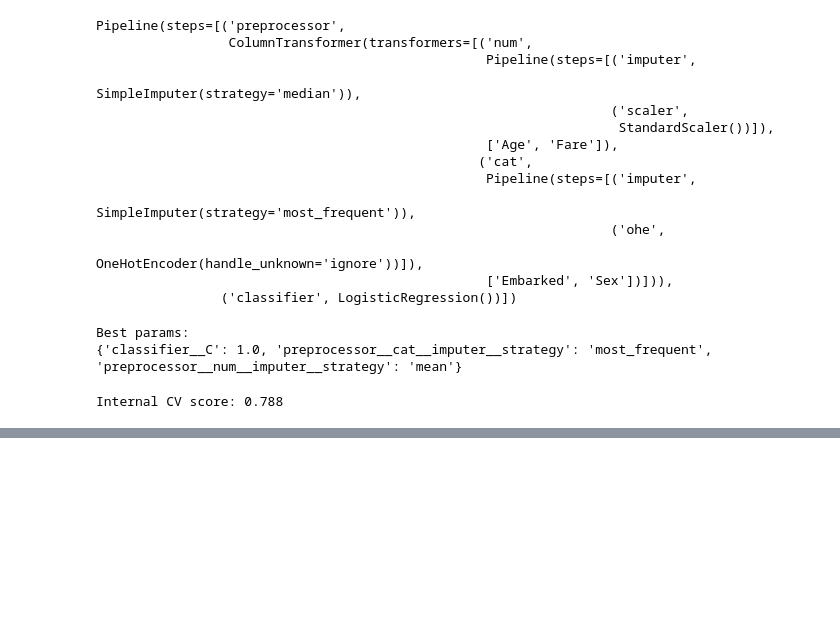
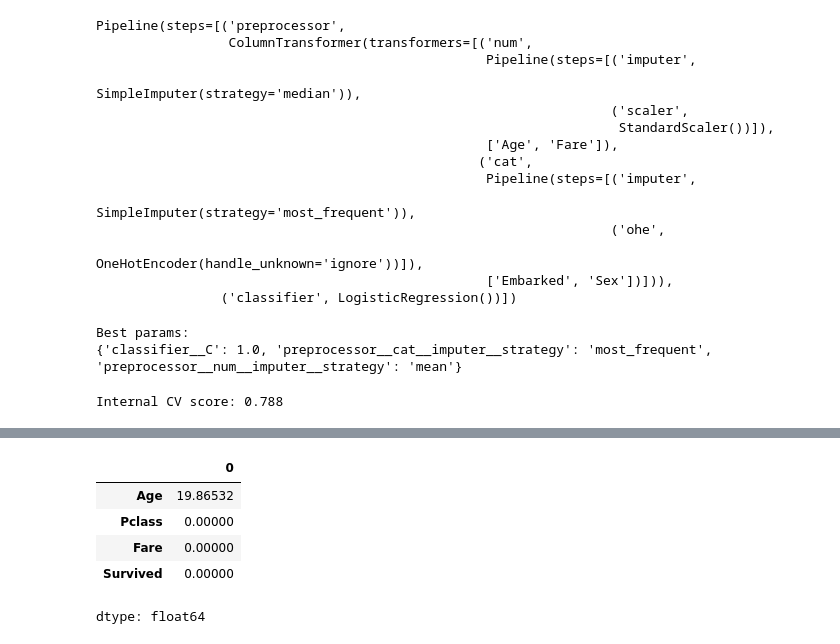
Before and after one commit to Dhrupad-05/Intro-to-Machine-Learning, a Jupyter notebook: 6_Handling_Missing_Data.ipynb, the cells around one changed output, grey strips where cells are left out. Drawn from its saved outputs; the diff is of its cells as text; code cells hidden in the pictures; blank space fills up the shorter version.

```diff
--- a/6_Handling_Missing_Data.ipynb
+++ b/6_Handling_Missing_Data.ipynb
@@ -1420,0 +1444,9 @@ cv_results[['param_classifier__C','param_preprocessor__cat__imputer__strategy','
+# %%
+df.isnull().mean() * 100
+# %% [output]
+|  | 0 |
+| Age | 19.86532 |
+| Pclass | 0.00000 |
+| Fare | 0.00000 |
+| Survived | 0.00000 |
+dtype: float64
```
Also changed, not shown: parts of 9 cells of this notebook.
